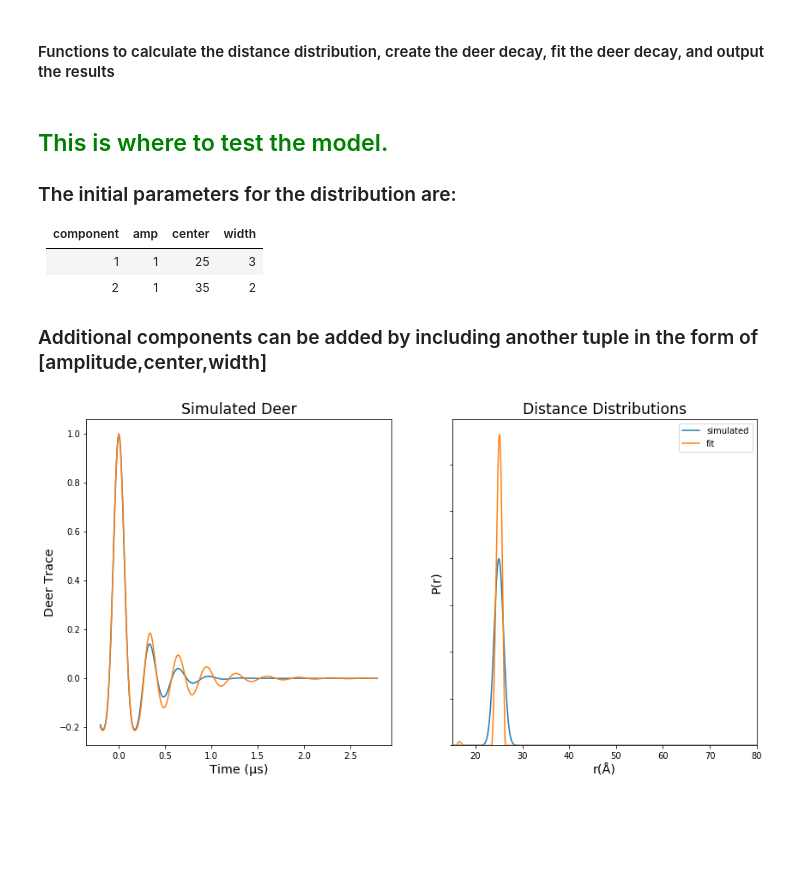
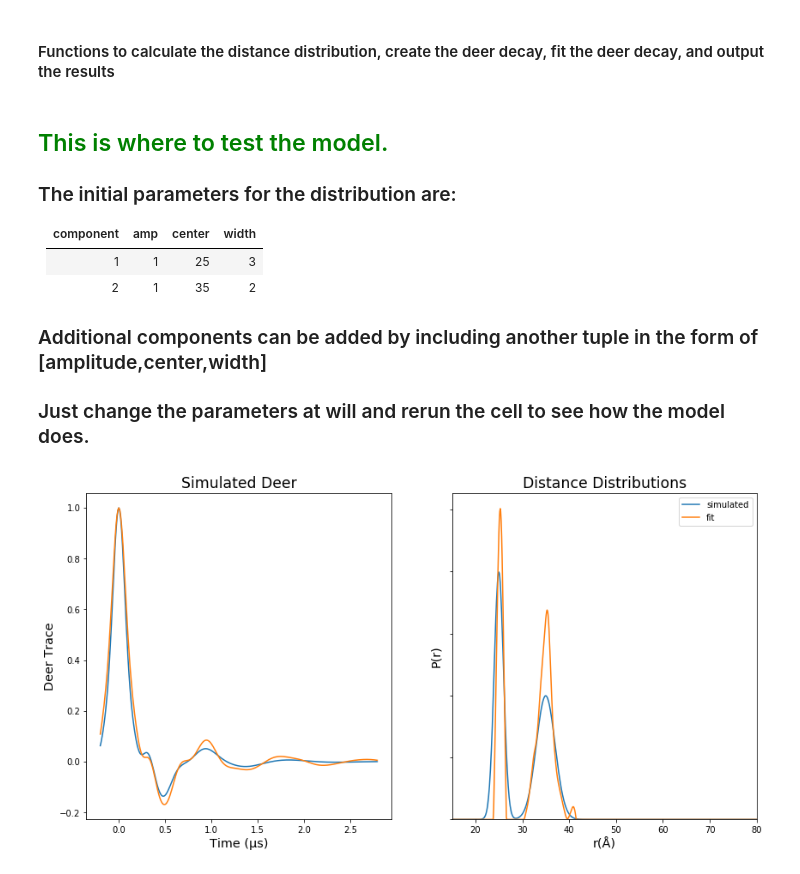
Before and after one commit to RS-ND/Capstone-Project, a Jupyter notebook: Deer_CNN.ipynb, the cells around one changed output. Cells and saved outputs as stored; diff of their text form; code cells hidden in the pictures; blank space fills up the shorter version.

```diff
--- a/Deer_CNN.ipynb
+++ b/Deer_CNN.ipynb
@@ -106,11 +106,13 @@ def plot_fig(deer_sim,g_dist,deer_out,dist_out):
 
 
 ### Additional components can be added by including another tuple in the form of [amplitude,center,width]
+
+### Just change the parameters at will and rerun the cell to see how the model does.
 # %%
-params = [[1,25,1]]
+params = [[1,25,1],[1,35,2]]
 
 g_dist = g_dist_calc(params)
 deer_sim, deer_out, dist_out = predict_deer(basis,g_dist,model)
 fig = plot_fig(deer_sim,g_dist,deer_out,dist_out)
 # %% [output]
-[figure, old version]
+[figure, new version]
```
Also changed, not shown: 1 other file.
